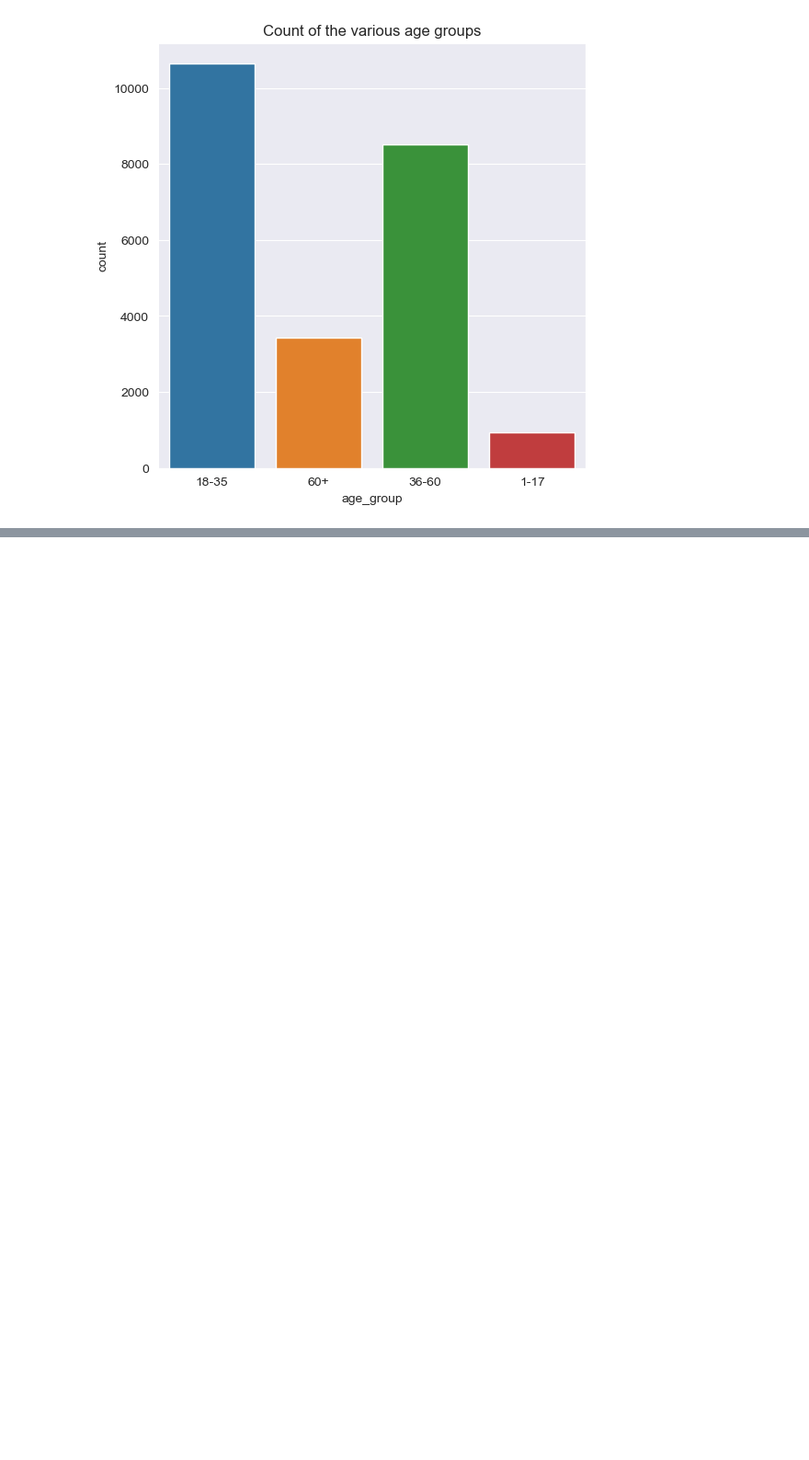
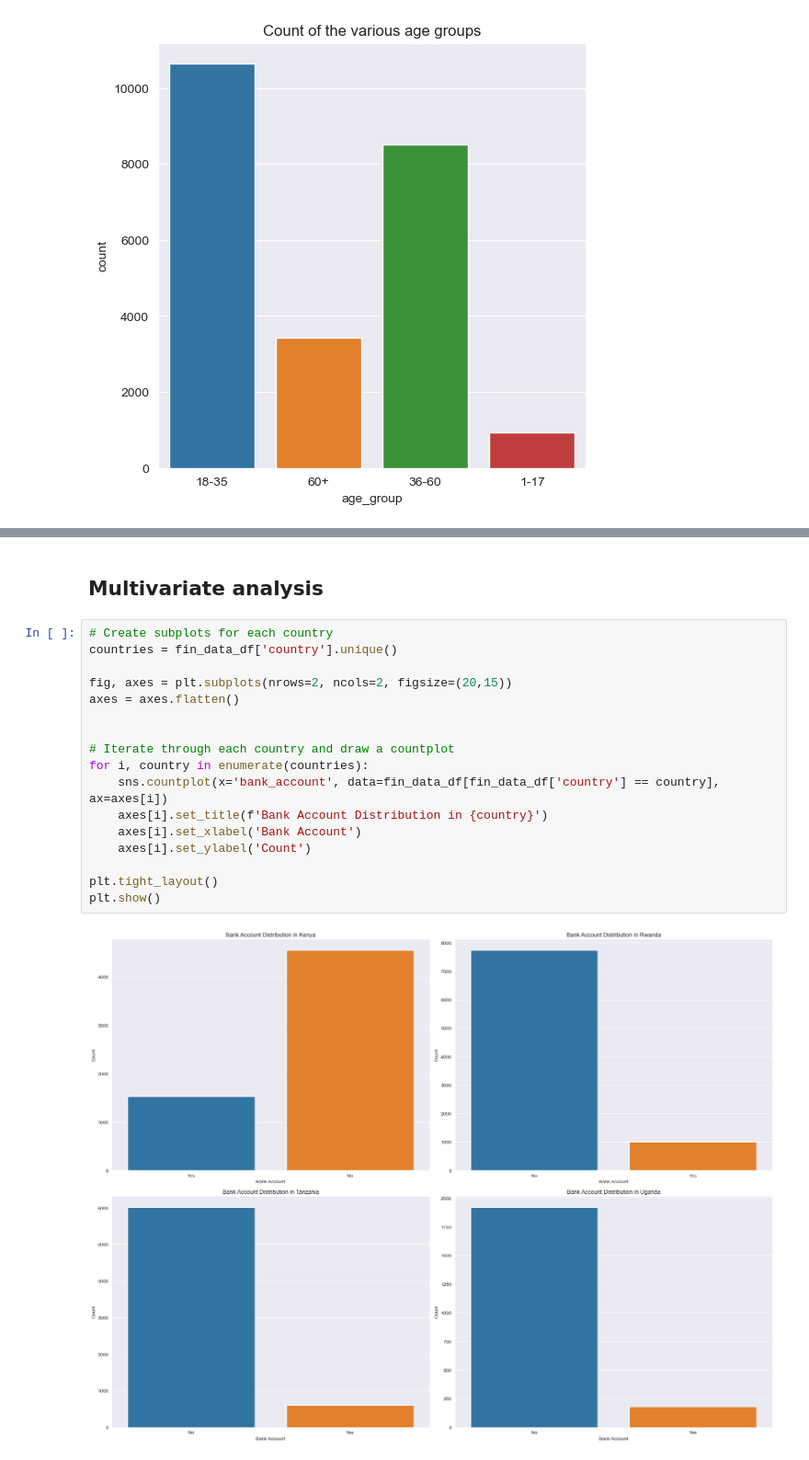
Before and after one commit to Jefest1/financial_inclusion, a Jupyter notebook: fin_inc.ipynb, the cells around one changed output, grey strips where cells are left out. Shown at 92% size. Drawn from its saved outputs; the diff is of its cells as text; blank space fills up the shorter version.

Commit message:
Multivariate analysis

```diff
--- a/fin_inc.ipynb
+++ b/fin_inc.ipynb
@@ -237,0 +254,21 @@ sns.countplot(x= 'age_group', data=fin_data_df).set(title='Count of the various
+# %% [markdown]
+## Multivariate analysis
+# %%
+# Create subplots for each country
+countries = fin_data_df['country'].unique()
+
+fig, axes = plt.subplots(nrows=2, ncols=2, figsize=(20,15))
+axes = axes.flatten()
+
+
+# Iterate through each country and draw a countplot
+for i, country in enumerate(countries):
+    sns.countplot(x='bank_account', data=fin_data_df[fin_data_df['country'] == country], ax=axes[i])
+    axes[i].set_title(f'Bank Account Distribution in {country}')
+    axes[i].set_xlabel('Bank Account')
+    axes[i].set_ylabel('Count')
+
+plt.tight_layout()
+plt.show()
+# %% [output]
+[figure, added]
```
Also changed, not shown: parts of 4 cells of this notebook.
